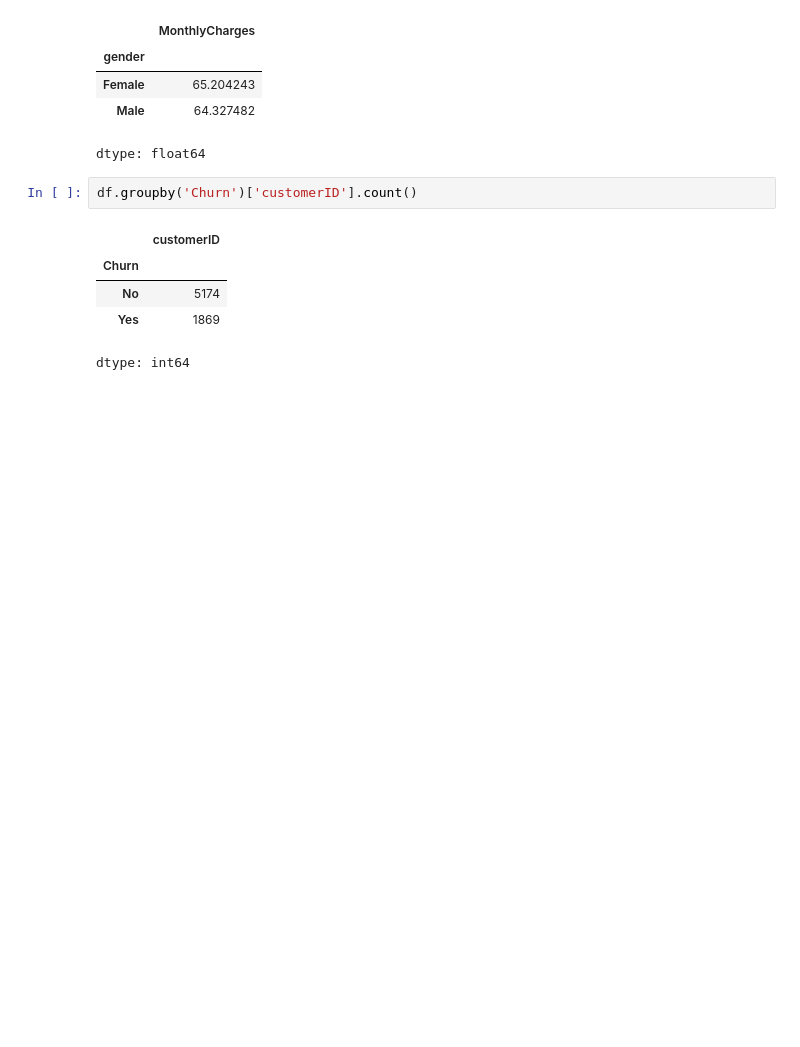
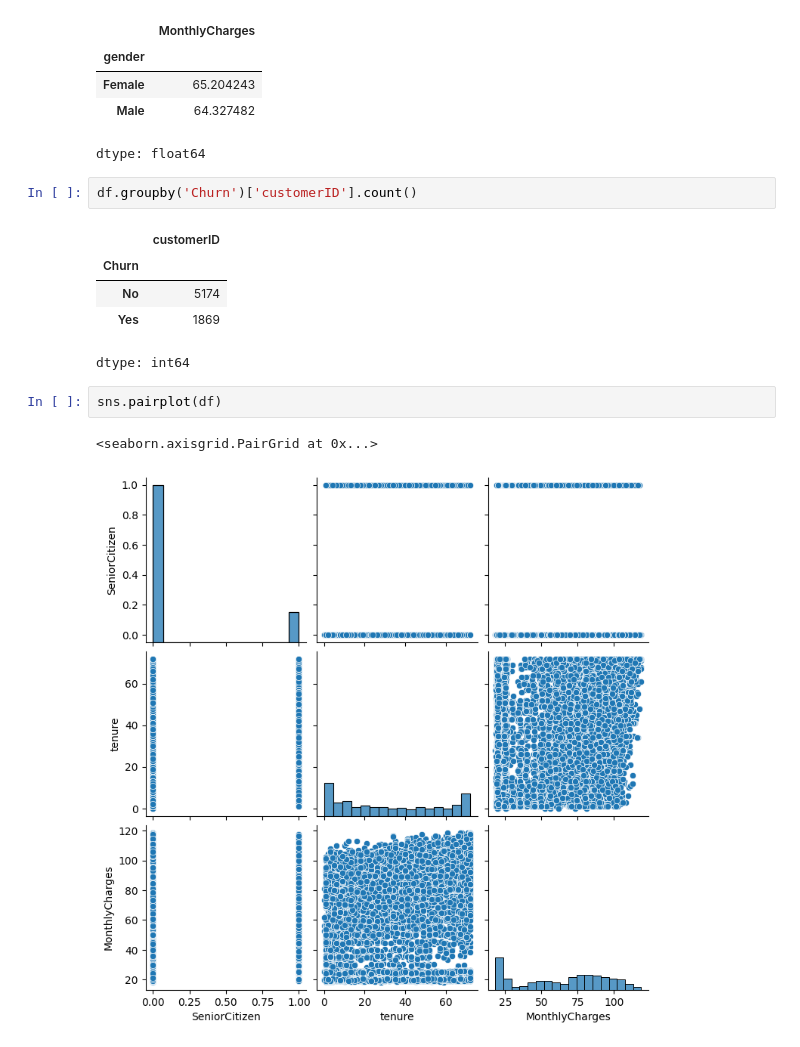
Before and after one commit to SeyedRumaiz/customer-telco-churn, a Jupyter notebook: notebook/CM2604 - CW.ipynb, the cells around one changed output. Saved outputs shown, nothing was run; the diff lists cells and outputs as text; blank space fills up the shorter version.

```diff
--- a/notebook/CM2604 - CW.ipynb
+++ b/notebook/CM2604 - CW.ipynb
@@ -101,3 +161,8 @@ df.groupby('Churn')['customerID'].count()
 | No | 5174 |
 | Yes | 1869 |
 dtype: int64
+# %%
+sns.pairplot(df)
+# %% [output]
+<seaborn.axisgrid.PairGrid at 0x...>
+[figure, added]
```
Also changed, not shown: parts of 17 cells of this notebook.
